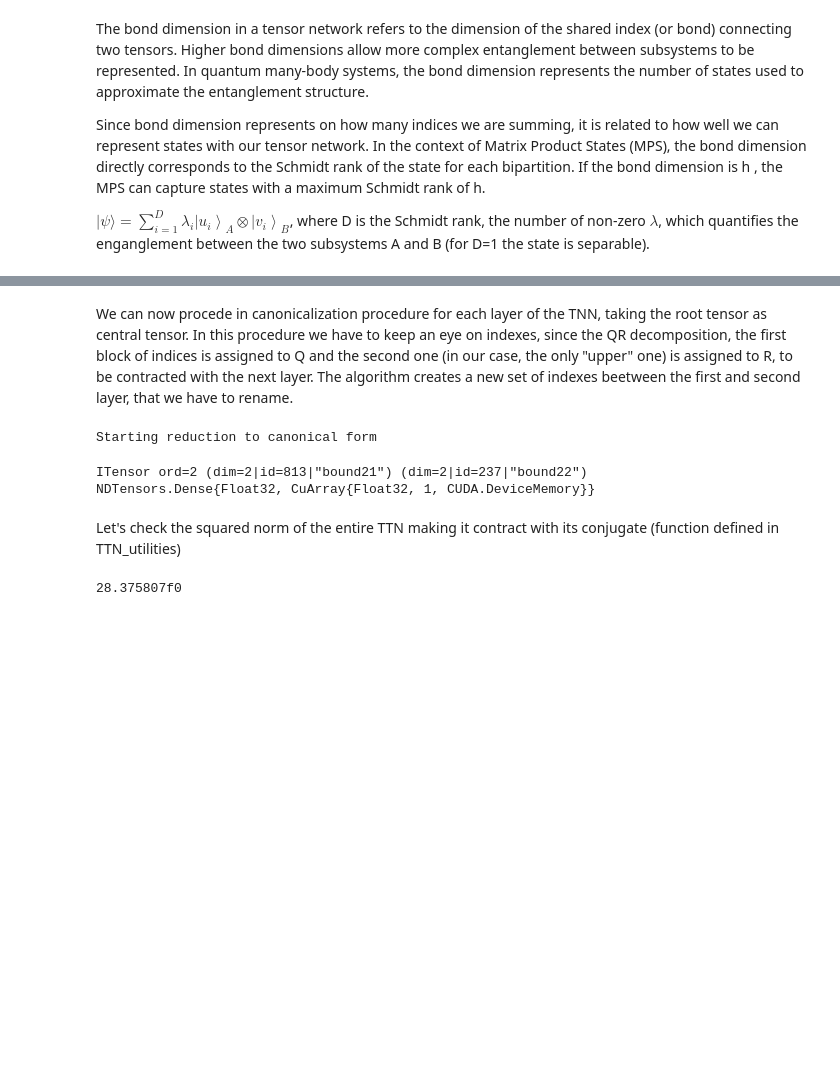
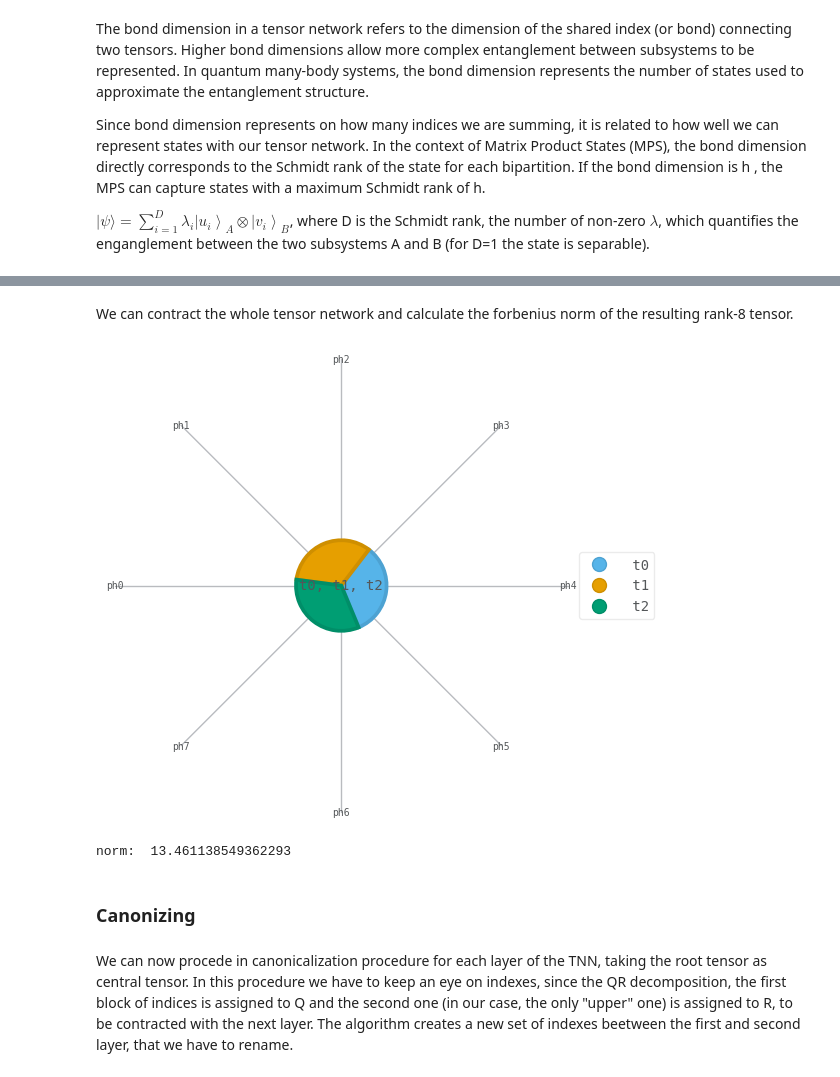
Before and after one commit to mattia-robbiano/tnbm, a Jupyter notebook: TTN.ipynb, the cells around one changed output, grey strips where cells are left out. Cells and saved outputs as stored; diff of their text form; code cells hidden in the pictures; blank space fills up the shorter version.

```diff
--- a/TTN.ipynb
+++ b/TTN.ipynb
@@ -164,66 +63,13 @@ println("Q * Q_dagger: ", result) =#
+# %% [markdown]
+We can contract the whole tensor network and calculate the forbenius norm of the resulting rank-8 tensor.
+# %%
+contracted = tensor_network.contract(all, optimize='auto-hq')
+contracted.draw(color=['t0','t1','t2'],show_inds=True,show_tags=True)
+print('norm: ',contracted.norm())
+# %% [output]
+[figure, added]
+norm:  13.461138549362293
+# %% [markdown]
+### Canonizing
 # %% [markdown]
 We can now procede in canonicalization procedure for each layer of the TNN, taking the root tensor as central tensor. In this procedure we have to keep an eye on indexes, since the QR decomposition, the first block of indices is assigned to Q and the second one (in our case, the only "upper" one) is assigned to R, to be contracted with the next layer. The algorithm creates a new set of indexes beetween the first and second layer, that we have to rename.
-# %%
-println("Starting reduction to canonical form")
-
-# first layer
-for i in 1:number_bound_1_indexes
-    Q, R = qr(TTN[1][i], [index_physical[2*i-1],index_physical[2*i]], [index_bound_1[i]])
-    norm_Q = sqrt((Q*dag(Q))[][])
-    R = R*norm_Q
-    Q = Q/norm_Q
-    TTN[1][i] = Q
-    TTN[2][Int(ceil(i/2))] = R*TTN[2][Int(ceil(i/2))]
-end
-
-# restoring indexes names
-for i in 1:number_bound_1_indexes
-    replaceind!(TTN[1][i], inds(TTN[1][i])[3], index_bound_1[i])
-end
-for i in 1:number_bound_2_indexes
-    replaceind!(TTN[2][i], inds(TTN[2][i])[1], index_bound_1[2*i-1])
-    replaceind!(TTN[2][i], inds(TTN[2][i])[2], index_bound_1[2*i])
-end
-
-# second layer
-for i in 1:number_bound_2_indexes
-    Q, R = qr(TTN[2][i], [index_bound_1[2*i-1],index_bound_1[2*i]], [index_bound_2[i]])
-    norm_Q = sqrt((Q*dag(Q))[][])
-    R = R*norm_Q
-    Q = Q/norm_Q
-    TTN[2][i] = Q
-    TTN[3][1] = R * TTN[3][1]
-end
-
-# restoring indexes names
-for i in 1:number_bound_2_indexes
-    replaceind!(TTN[2][i], inds(TTN[2][i])[3], index_bound_2[i])
-end
-replaceind!(TTN[3][1], inds(TTN[3][1])[1], index_bound_2[1])
-replaceind!(TTN[3][1], inds(TTN[3][1])[2], index_bound_2[2])
-# %% [output]
-Starting reduction to canonical form
-ITensor ord=2 (dim=2|id=813|"bound21") (dim=2|id=237|"bound22")
-NDTensors.Dense{Float32, CuArray{Float32, 1, CUDA.DeviceMemory}}
-# %% [markdown]
-Let's check the squared norm of the entire TTN making it contract with its conjugate (function defined in TTN_utilities)
-# %%
-# calcluating norm at this stage with different contraction orders for future observation
-
-contracted_final_bottom = (TTN[1][1]*TTN[2][1]*TTN[1][2])*TTN[3][1]*(TTN[1][3]*TTN[2][2]*TTN[1][4])
-norm_final_bottom = sqrt((contracted_final_bottom*dag(contracted_final_bottom))[][])
-
-contracted_final_top = TTN[3][1]*TTN[2][1]*TTN[2][2]*TTN[1][1]*TTN[1][2]*TTN[1][3]*TTN[1][4]
-norm_final_top = sqrt((contracted_final_top*dag(contracted_final_top))[][])
-
-norm_final_root = sqrt((TTN[3][1]*dag(TTN[3][1]))[][])
-
-tensors_ordered_array = vcat(TTN[1],TTN[2],TTN[3])
-conj_tensors_ordered_array = [dag(t) for t in tensors_ordered_array]
-norm_ordered_squared = 1.0
-for (tensors_ordered_array, conj_tensors_ordered_array) in zip(tensors_ordered_array, conj_tensors_ordered_array)
-    norm_ordered_squared *= tensors_ordered_array * conj_tensors_ordered_array
-end
-norm_final_ordered = sqrt(norm_ordered_squared[][])
-# %% [output]
-28.375807f0
```
Also changed, not shown: parts of 36 cells of this notebook.
